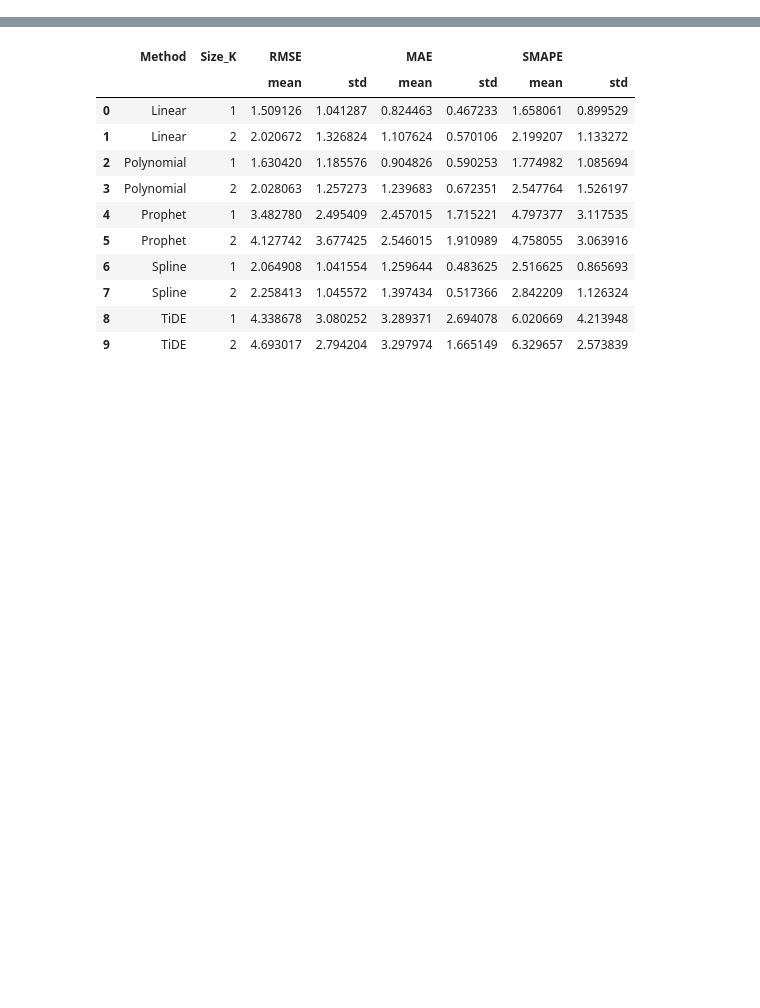
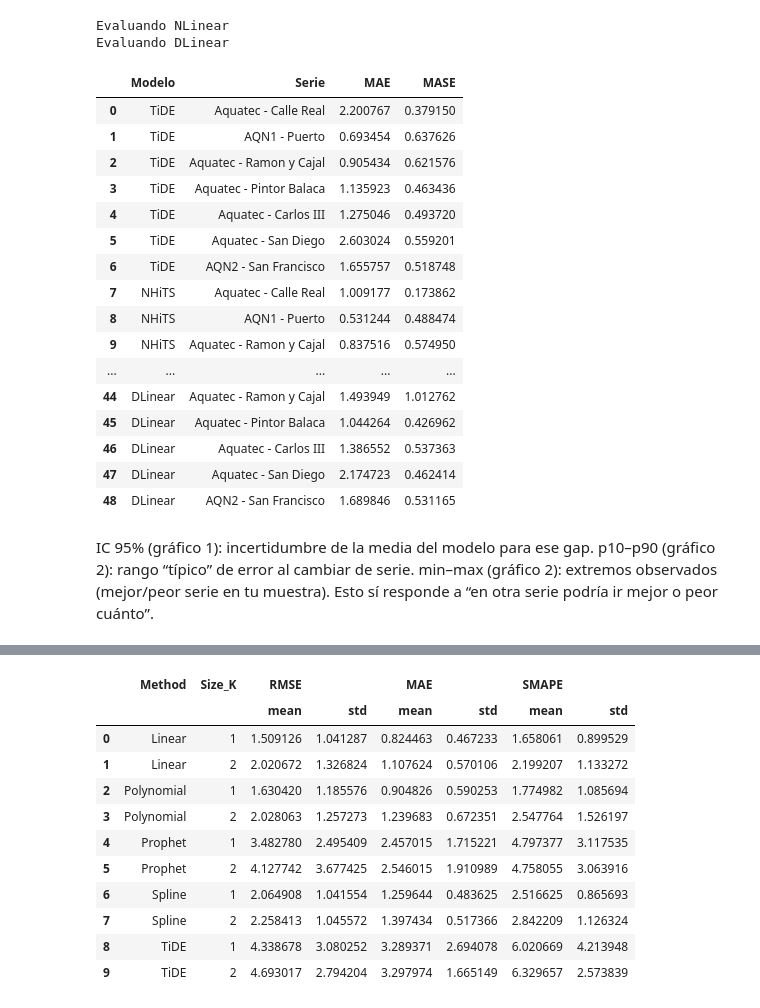
Before and after one commit to reiser02/airquality, a Jupyter notebook: src/imputation_analysis.ipynb, the cells around one changed output, grey strips where cells are left out. Cells and saved outputs as stored; diff of their text form; code cells hidden in the pictures; blank space fills up the shorter version.

```diff
--- a/src/imputation_analysis.ipynb
+++ b/src/imputation_analysis.ipynb
@@ -460,0 +243,2 @@ df_benchmark
+# %%
+dataset_bundle = build_train_val_test_series(proc_ds, longest_segment)
@@ -460,0 +250,6 @@ df_benchmark
+# %%
+methods_to_run = ["NLinear", "DLinear"]
+results, trained_models = eval_global_methods(dataset_bundle, size_k=10, method_names=methods_to_run)
+# %% [output]
+Evaluando NLinear
+Evaluando DLinear
@@ -460,0 +298,37 @@ df_benchmark
+# %%
+trained_models = dict()
+methods_to_run = ["TiDE", "NHiTS", "TCN", "TSMixer", "RNN", "NLinear", "DLinear"]
+for name, model in zip(methods_to_run, [TiDEModel, NHiTSModel, TCNModel, TSMixerModel, RNNModel, NLinearModel, DLinearModel]):
+    trained_models[name] = load_model(name, 10, model)
+# %%
+from complete_pipeline import execute_complete_pipeline
+
+ranking_df, scalers_finales, plot_store = execute_complete_pipeline(
+    model_dict=trained_models,
+    dataset_bundle=dataset_bundle,
+    all_series=proc_ds,
+    metrics=["mae", "mase"],
+    forecast_horizon=1,
+    freq="h",
+    seasonality_m=24
+)
+# %%
+ranking_df
+# %% [output]
+|  | Modelo | Serie | MAE | MASE |
+| 0 | TiDE | Aquatec - Calle Real | 2.200767 | 0.379150 |
+| 1 | TiDE | AQN1 - Puerto | 0.693454 | 0.637626 |
+| 2 | TiDE | Aquatec - Ramon y Cajal | 0.905434 | 0.621576 |
+| 3 | TiDE | Aquatec - Pintor Balaca | 1.135923 | 0.463436 |
+| 4 | TiDE | Aquatec - Carlos III | 1.275046 | 0.493720 |
+| 5 | TiDE | Aquatec - San Diego | 2.603024 | 0.559201 |
+| 6 | TiDE | AQN2 - San Francisco | 1.655757 | 0.518748 |
+| 7 | NHiTS | Aquatec - Calle Real | 1.009177 | 0.173862 |
+| 8 | NHiTS | AQN1 - Puerto | 0.531244 | 0.488474 |
+| 9 | NHiTS | Aquatec - Ramon y Cajal | 0.837516 | 0.574950 |
+| ... | ... | ... | ... | ... |
+| 44 | DLinear | Aquatec - Ramon y Cajal | 1.493949 | 1.012762 |
+| 45 | DLinear | Aquatec - Pintor Balaca | 1.044264 | 0.426962 |
+| 46 | DLinear | Aquatec - Carlos III | 1.386552 | 0.537363 |
+| 47 | DLinear | Aquatec - San Diego | 2.174723 | 0.462414 |
+| 48 | DLinear | AQN2 - San Francisco | 1.689846 | 0.531165 |
@@ -460,0 +433,5 @@ df_benchmark
+# %% [markdown]
+IC 95% (gráfico 1): incertidumbre de la media del modelo para ese gap.
+p10–p90 (gráfico 2): rango “típico” de error al cambiar de serie.
+min–max (gráfico 2): extremos observados (mejor/peor serie en tu muestra).
+Esto sí responde a “en otra serie podría ir mejor o peor cuánto”.
```
Also changed, not shown: parts of 33 cells of this notebook.
